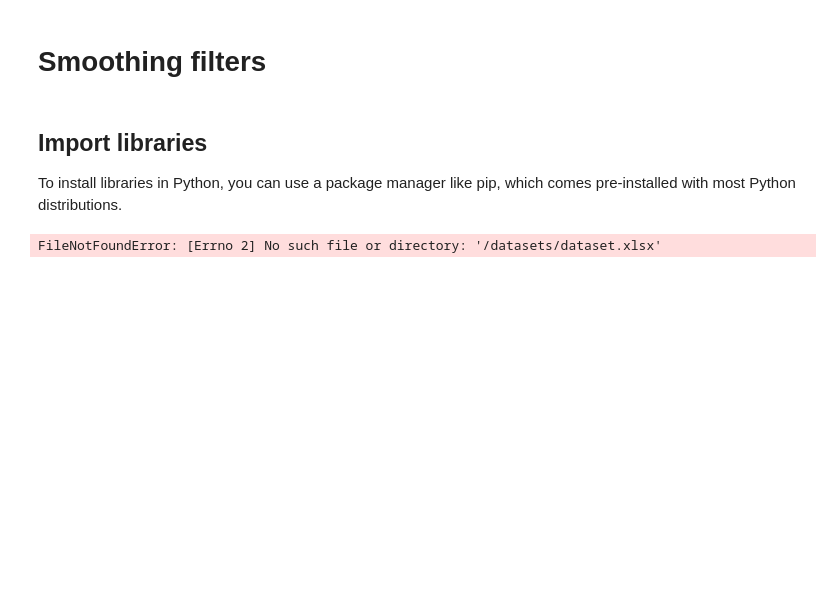
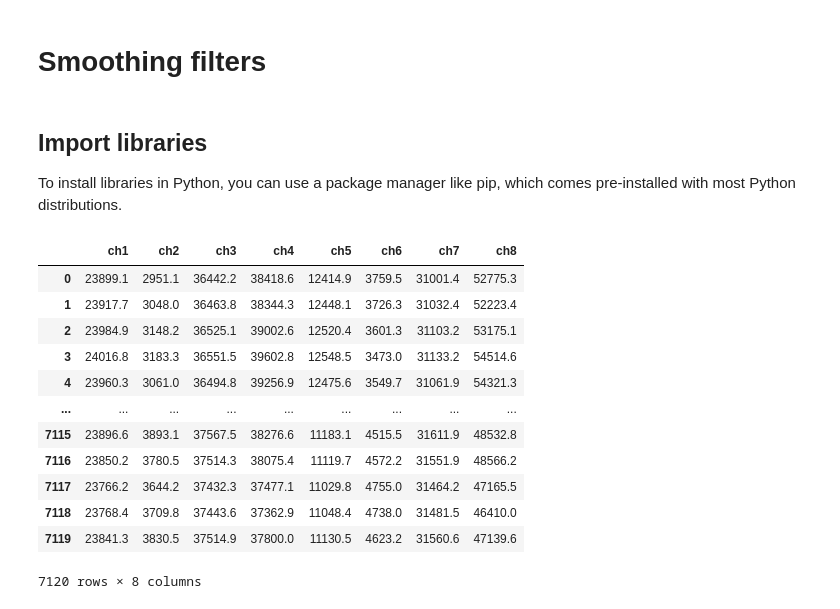
Before and after one commit to nargesyaghoubi/NeuroSignal, a Jupyter notebook: Smoothing_filters.ipynb, the cells around one changed output. Cells and saved outputs as stored; diff of their text form; code cells hidden in the pictures; blank space fills up the shorter version.

```diff
--- a/Smoothing_filters.ipynb
+++ b/Smoothing_filters.ipynb
@@ -9,6 +9,19 @@ import matplotlib.pyplot as plt
 import pandas as pd
 from scipy import signal
 # %%
-data = pd.read_excel('/datasets/dataset.xlsx')
+data = pd.read_excel('datasets/dataset.xlsx')
+data
 # %% [output]
+|  | ch1 | ch2 | ch3 | ch4 | ch5 | ch6 | ch7 | ch8 |
+| 0 | 23899.1 | 2951.1 | 36442.2 | 38418.6 | 12414.9 | 3759.5 | 31001.4 | 52775.3 |
+| 1 | 23917.7 | 3048.0 | 36463.8 | 38344.3 | 12448.1 | 3726.3 | 31032.4 | 52223.4 |
+| 2 | 23984.9 | 3148.2 | 36525.1 | 39002.6 | 12520.4 | 3601.3 | 31103.2 | 53175.1 |
+| 3 | 24016.8 | 3183.3 | 36551.5 | 39602.8 | 12548.5 | 3473.0 | 31133.2 | 54514.6 |
+| 4 | 23960.3 | 3061.0 | 36494.8 | 39256.9 | 12475.6 | 3549.7 | 31061.9 | 54321.3 |
+| ... | ... | ... | ... | ... | ... | ... | ... | ... |
+| 7115 | 23896.6 | 3893.1 | 37567.5 | 38276.6 | 11183.1 | 4515.5 | 31611.9 | 48532.8 |
+| 7116 | 23850.2 | 3780.5 | 37514.3 | 38075.4 | 11119.7 | 4572.2 | 31551.9 | 48566.2 |
+| 7117 | 23766.2 | 3644.2 | 37432.3 | 37477.1 | 11029.8 | 4755.0 | 31464.2 | 47165.5 |
+| 7118 | 23768.4 | 3709.8 | 37443.6 | 37362.9 | 11048.4 | 4738.0 | 31481.5 | 46410.0 |
+| 7119 | 23841.3 | 3830.5 | 37514.9 | 37800.0 | 11130.5 | 4623.2 | 31560.6 | 47139.6 |
-FileNotFoundError: [Errno 2] No such file or directory: '/datasets/dataset.xlsx'
+7120 rows × 8 columns
```
Also changed, not shown: parts of 1 cell of this notebook, 1 other file.
